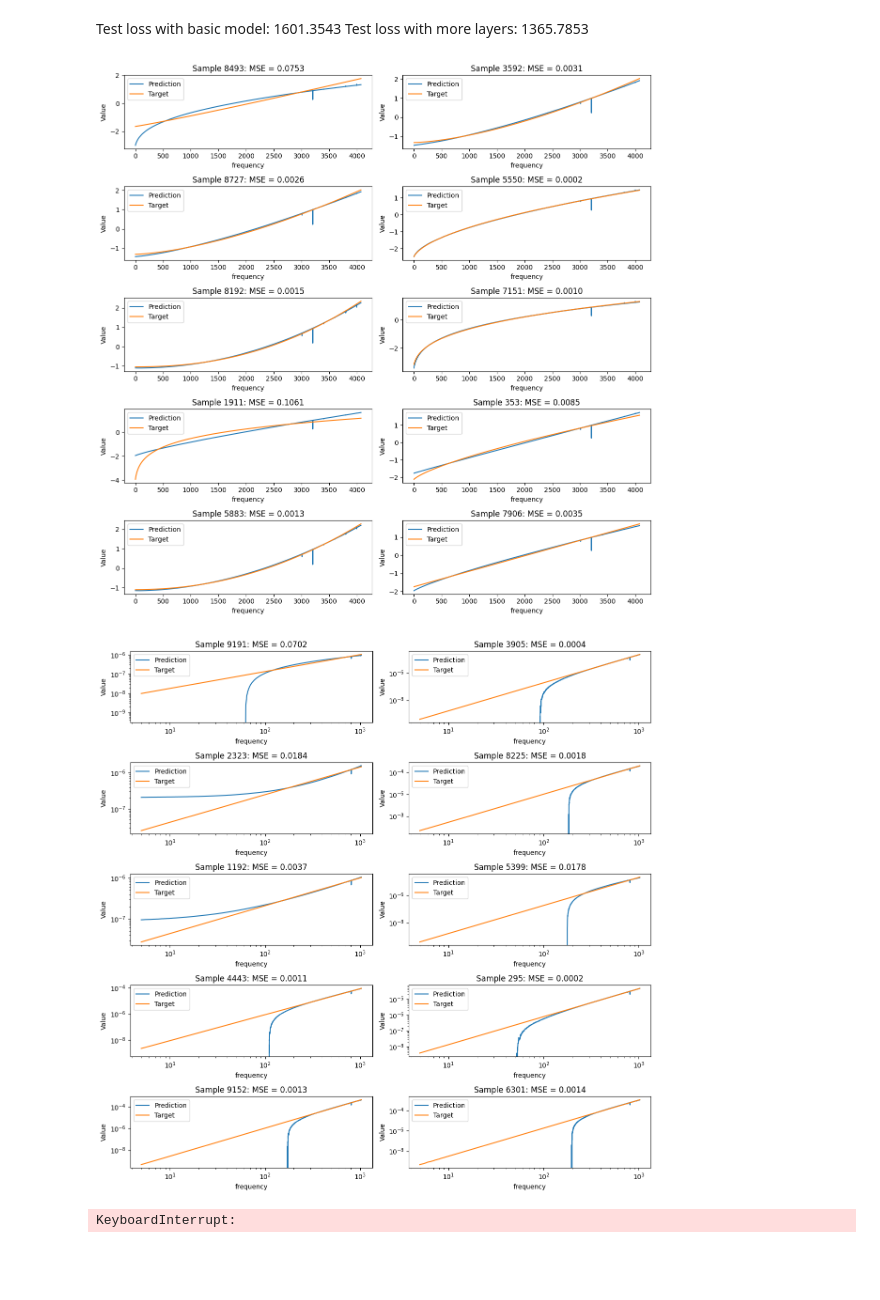
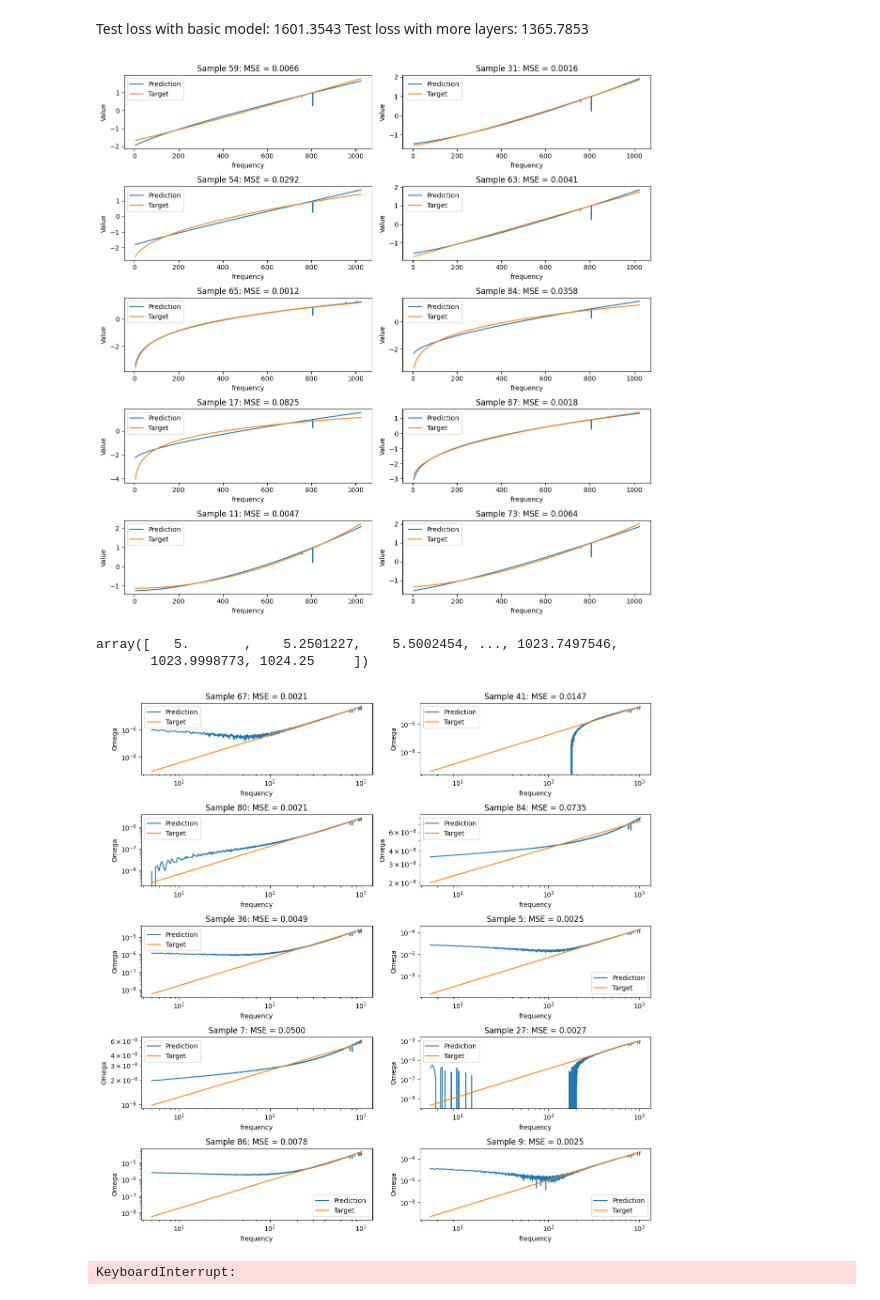
Before and after one commit to abbystokes/SBI_SGWB_DSMMA, a Jupyter notebook: Abby/VAE.ipynb, the cells around one changed output. Drawn from its saved outputs; the diff is of its cells as text; code cells hidden in the pictures; blank space fills up the shorter version.

Commit message:
corrected plot labels

```diff
--- a/Abby/VAE.ipynb
+++ b/Abby/VAE.ipynb
@@ -60,7 +60,7 @@ class Simulator(swyft.Simulator):
         sigma = graph.node('sigma',self.sigma)
 # %%
 # Simluate data
-n_samples = 100000
+n_samples = 1000
 fref = 25
 CE_PSD = np.genfromtxt("data/cosmic_explorer_40km_for_paper.txt")
 CE_PSD[0, 0]  = 4.99999999999999999
@@ -445,13 +468,22 @@ Test Loss: 1379.9560
 # %%
-test_size = np.int64(n_samples/10)
+test_size = np.int64(n_samples/10) # 10% test dataset
 
+# Get means and sds from unscaled test dataset
 target_means = np.mean(m_test, axis=1)
 target_means = target_means.reshape(test_size,1)
+
 target_sds = np.sqrt(np.var(m_test, axis=1))
 target_sds = target_sds.reshape(test_size,1)
 
+noisy_means = np.mean(x_test, axis=1)
+noisy_means = target_means.reshape(test_size,1)
+
+noisy_sds = np.sqrt(np.var(x_test, axis=1))
+noisy_sds = target_sds.reshape(test_size,1)
+
+# unscale the target dataset and predictions.
 unscaled_targets = target_sds * targets + target_means
-unscaled_predictions = target_sds * predictions + target_means
+unscaled_predictions = noisy_sds * predictions + noisy_means # Use noisy means and sds
 # %% [markdown]
 Test loss with basic model: 1601.3543
 Test loss with more layers: 1365.7853
@@ -482,8 +514,8 @@ for i, idx in enumerate(random_indices):
     mse = F.mse_loss(prediction.squeeze(), target).item() # calculate error
 
     # Plot prediction and target
-    axs[row, col].plot(prediction.squeeze().numpy(), label='Prediction')
-    axs[row, col].plot(target.numpy(), label='Target')
+    axs[row, col].plot(sim.freq,prediction.squeeze().numpy(), label='Prediction')
+    axs[row, col].plot(sim.freq,target.numpy(), label='Target')
     axs[row, col].set_xlabel('frequency')
     axs[row, col].set_ylabel('Value')
     axs[row, col].set_title(f'Sample {idx}: MSE = {mse:.4f}')
@@ -498,7 +530,12 @@ for i in range(len(random_indices), num_rows * num_cols):
 plt.tight_layout()
 plt.show()
 # %% [output]
-[figure, old version]
+[figure, new version]
+# %%
+sim.freq
+# %% [output]
+array([   5.       ,    5.2501227,    5.5002454, ..., 1023.7497546,
+       1023.9998773, 1024.25     ])
 # %%
 #Plotting scaled data
 
@@ -526,36 +563,38 @@ for i, idx in enumerate(random_indices):
     # Pass the sample through the model to get the prediction
     with torch.no_grad():
         model.eval()
         prediction, _, _ = model(sample.unsqueeze(0).unsqueeze(0))  # extract prediction from model output
 
     # Get unscaled values for target and prediction
     target_sd = target_sds[idx]
     target_mean = target_means[idx]
+    noisy_sd = noisy_sds[idx]
+    noisy_mean = noisy_means[idx]
 
     unscaled_target = target_sd * target.numpy() + target_mean
-    unscaled_prediction = target_sd * prediction.squeeze().numpy() + target_mean
+    unscaled_prediction = noisy_sd * prediction.squeeze().numpy() + noisy_mean
 
     # Calculate Mean Squared Error between  target and  prediction
     mse = F.mse_loss(torch.tensor(prediction), torch.tensor(target)).item()
 
     # Plot unscaled prediction and unscaled target
     axs[row, col].loglog(sim.freq,unscaled_prediction, label='Prediction')
     axs[row, col].loglog(sim.freq,unscaled_target, label='Target')
     axs[row, col].set_xlabel('frequency')
-    axs[row, col].set_ylabel('Value')
+    axs[row, col].set_ylabel('Omega')
     axs[row, col].set_title(f'Sample {idx}: MSE = {mse:.4f}')
     axs[row, col].legend()
 
 # Hide any empty subplots
 for i in range(len(random_indices), num_rows * num_cols):
     row = i // num_cols
     col = i % num_cols
     axs[row, col].axis('off')
 
 plt.tight_layout()
 plt.show()
 # %% [output]
-[figure, old version]
+[figure, new version]
 # %%
 fig, axs = plt.subplots(num_rows, num_cols, figsize=(12, 12))
 
```
Also changed, not shown: parts of 10 cells of this notebook.
